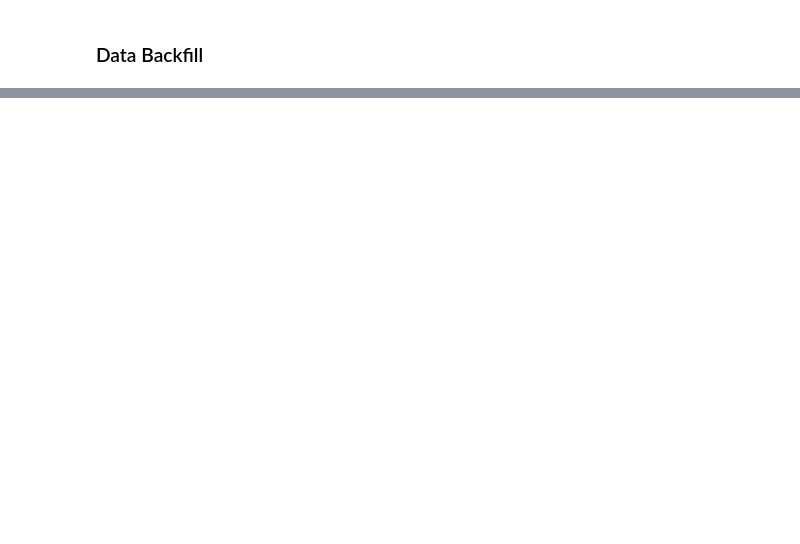
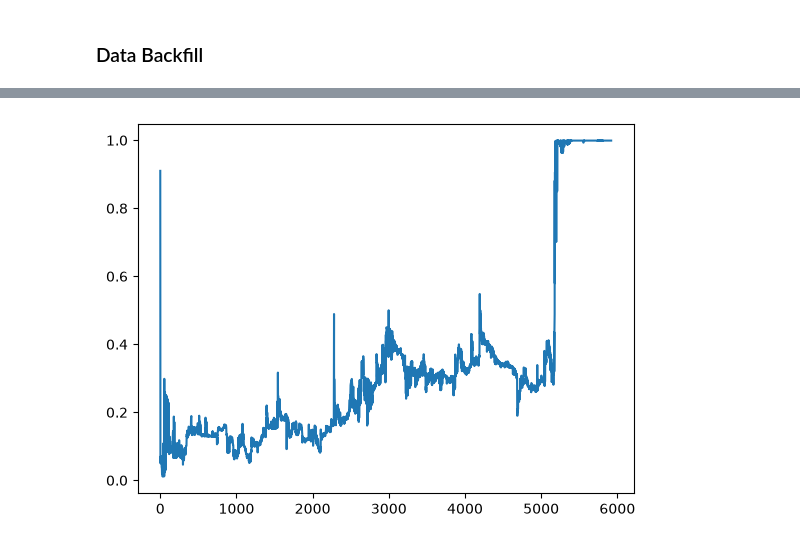
Before and after one commit to Antoinechss/Polymarket-coalition-detection, a Jupyter notebook: axiom_case.ipynb, the cells around one changed output, grey strips where cells are left out. Saved outputs shown, nothing was run; the diff lists cells and outputs as text; code cells hidden in the pictures; blank space fills up the shorter version.

```diff
--- a/axiom_case.ipynb
+++ b/axiom_case.ipynb
@@ -62,0 +81,8 @@ AttributeError: 'str' object has no attribute 'exists'
+# %%
+# Keeping only the "YES" bets
+yes_rows = df[df["token_id"] == YES_TOKEN]
+yes_df = yes_rows.copy()
+# %%
+yes_df["timestamp"] = pd.to_datetime(yes_df["timestamp"], unit="s", utc=True)
+yes_df["usdc"] = yes_df["size"] * yes_df["price"]
+yes_df = yes_df.sort_values('timestamp', ascending=True).reset_index(drop=True)
@@ -62,0 +117,5 @@ AttributeError: 'str' object has no attribute 'exists'
+# %%
+plt.plot(yes_df['price'])
+plt.show()
+# %% [output]
+[figure, added]
```
Also changed, not shown: parts of 9 cells of this notebook.
